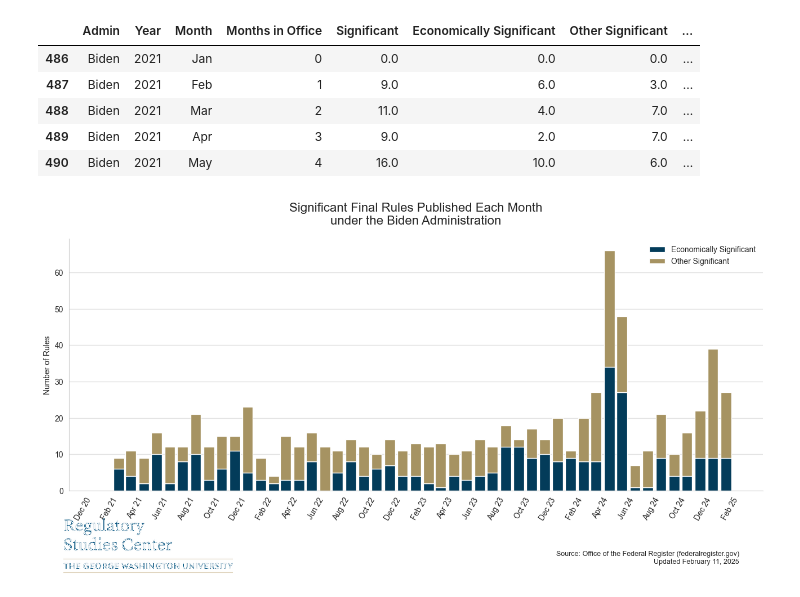
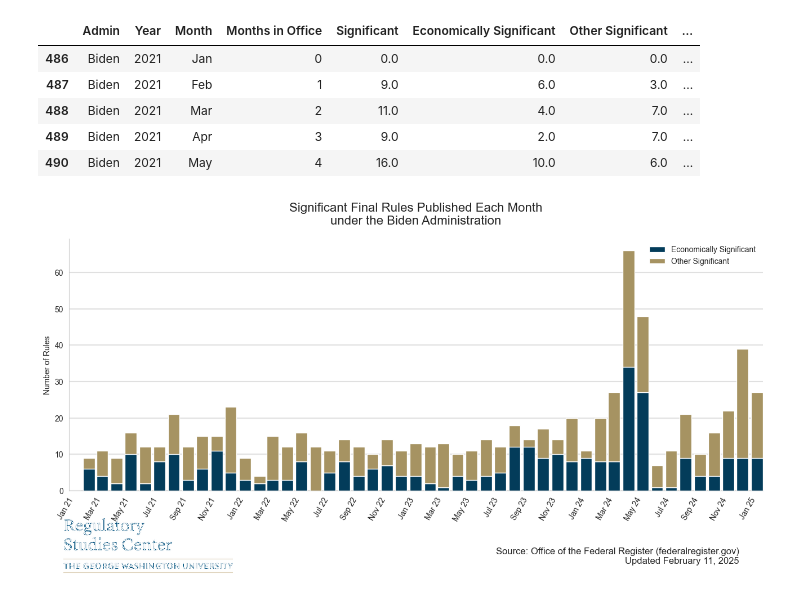
Before and after one commit to regulatorystudies/Reg-Stats, a Jupyter notebook: dashboard-two/monthly_sig.ipynb, the cells around one changed output. Drawn from its saved outputs; the diff is of its cells as text; code cells hidden in the pictures.

```diff
--- a/dashboard-two/monthly_sig.ipynb
+++ b/dashboard-two/monthly_sig.ipynb
@@ -97,37 +97,39 @@ ax.set_title(
 )
 ax.set_ylabel("Number of Rules")
 ax.xaxis.set_major_locator(mdates.MonthLocator(interval=2))
+
+ax.margins(x=0)
 ax.xaxis.set_major_formatter(mdates.DateFormatter("%b %y"))
 plt.setp(ax.get_xticklabels(), rotation=60, ha="right")
-ax.grid(True, axis="y", linewidth=1, alpha=0.6)
+ax.grid(True, axis="y", linewidth=1.5, alpha=0.6)
 ax.grid(False, axis="x")
 
 sns.despine(ax=ax)
 ax.legend(frameon=False)
 fig.subplots_adjust(bottom=0.16)
 
 
 
 fig.subplots_adjust(bottom=0.22)
 
 ax.set_position([0.08, 0.26, 0.88, 0.64])
 logo_path = "utilis/style/gw_ci_rsc_2cs_pos.png"
 im = Image.open(logo_path).convert("RGBA")
 
 footer_logo_ax = fig.add_axes([0.03, 0.05, 0.30, 0.14])  # left, bottom, width, height
 footer_logo_ax.imshow(np.asarray(im), interpolation="lanczos")
 footer_logo_ax.axis("off")
 footer_logo_ax.set_aspect("equal", adjustable="box")
 
 fig.text(
     0.93,
     0.07,
     "Source: Office of the Federal Register (federalregister.gov)\nUpdated February 11, 2025",
     ha="right",
     va="bottom",
-    fontsize=9,
+    fontsize=12,
 )
 
 plt.show()
 # %% [output]
-[figure, old version]
+[figure, new version]
```
Also changed, not shown: 1 other file.
